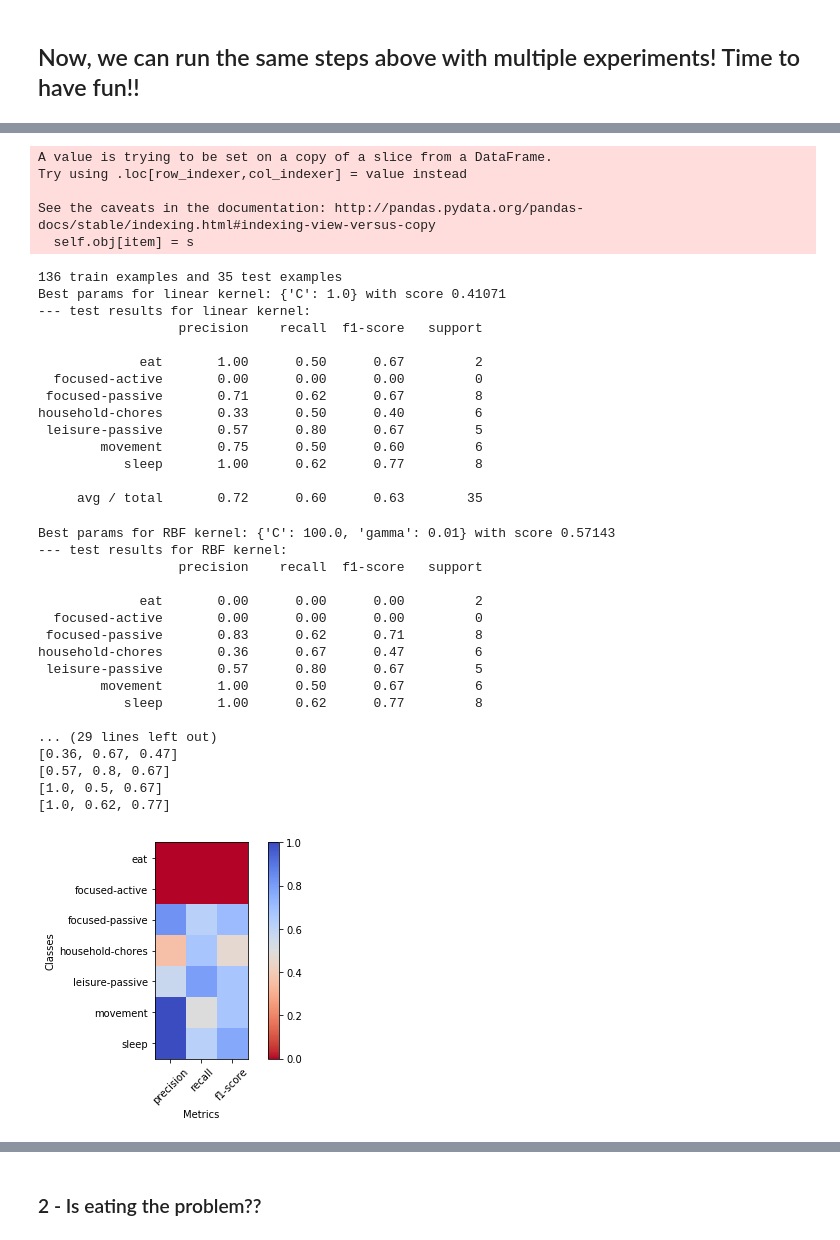
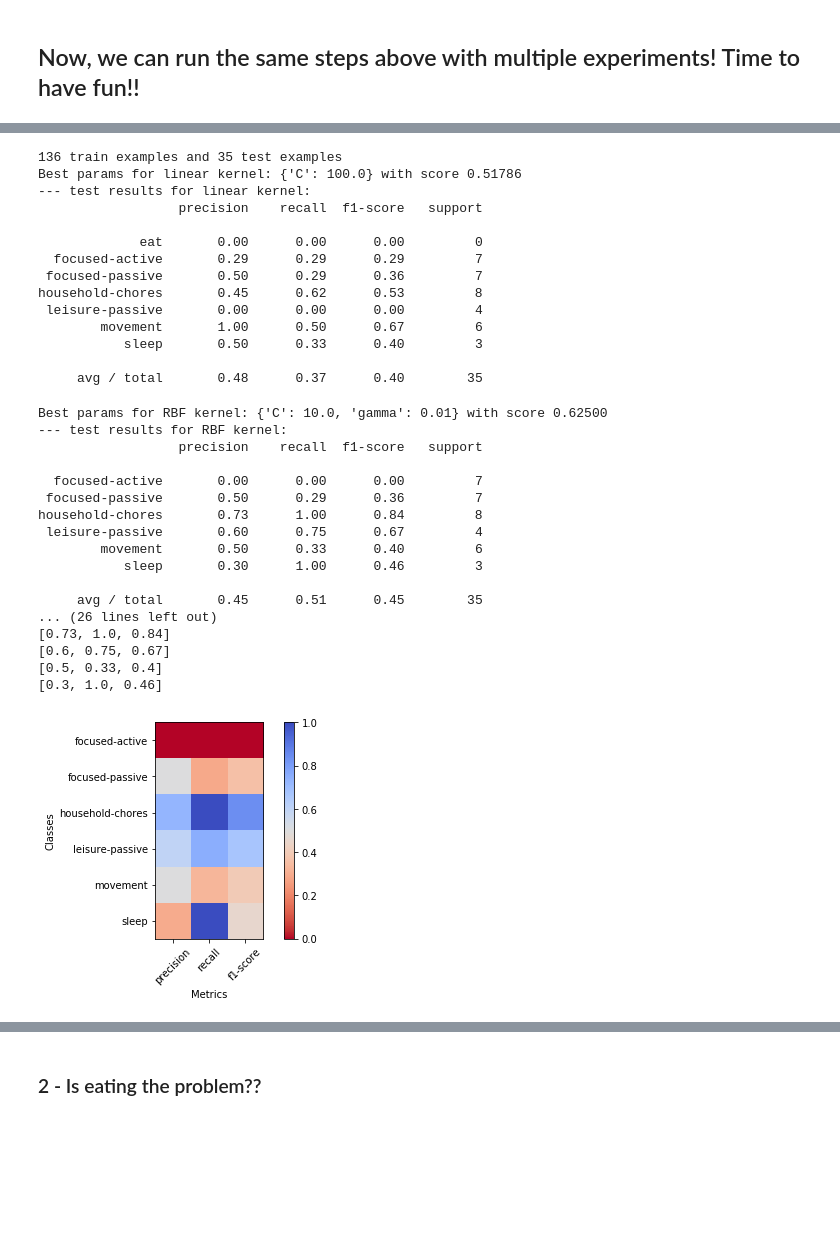
Before and after one commit to jucc/HeRV_analysis, a Jupyter notebook: HeRV_classification.ipynb, the cells around one changed output, grey strips where cells are left out. Cells and saved outputs as stored; diff of their text form; code cells hidden in the pictures; blank space fills up the shorter version.

```diff
--- a/HeRV_classification.ipynb
+++ b/HeRV_classification.ipynb
@@ -72,0 +63,4 @@ df.describe()
+# %%
+feature_list = ['AVGNN', 'SDNN', 'MeanHR', 'MinHR', 'MaxHR', 'RMSSD', 'pNNxx', 'TINN', 'powerVLF', 'powerLF', 'powerHF', 'ratioHFLF']
+df[feature_list] = hp.scaled_features(df, feature_list)
+df.describe()
@@ -169,6 +173,6 @@ household-chores       0.40      0.38      0.39        16
 
 ## Now, we can run the same steps above with multiple experiments! Time to have fun!!
 # %%
-r = hp.runFlow(df)
+r = hp.run_flow(df, feature_list)
 # %% [output]
 408 train examples and 103 test examples
@@ -202,45 +206,40 @@ pr.plot_classification_report(r[1], cmap=plt.cm.coolwarm_r)
 # %%
 u0 = hp.userRows(df, 0)
-r0 = hp.runFlow(u0)
+r0 = hp.run_flow(u0, feature_list)
 print (r0[0])
 print (r0[1])
 pr.plot_classification_report(r0[1], title ='')
 # %% [output]
-A value is trying to be set on a copy of a slice from a DataFrame.
-Try using .loc[row_indexer,col_indexer] = value instead
+136 train examples and 35 test examples
+Best params for linear kernel: {'C': 100.0} with score 0.51786
+--- test results for linear kernel:
+                  precision    recall  f1-score   support
 
-See the caveats in the documentation: http://pandas.pydata.org/pandas-docs/stable/indexing.html#indexing-view-versus-copy
-  self.obj[item] = s
+             eat       0.00      0.00      0.00         0
+  focused-active       0.29      0.29      0.29         7
+ focused-passive       0.50      0.29      0.36         7
+household-chores       0.45      0.62      0.53         8
+ leisure-passive       0.00      0.00      0.00         4
+        movement       1.00      0.50      0.67         6
+           sleep       0.50      0.33      0.40         3
+
+     avg / total       0.48      0.37      0.40        35
-136 train examples and 35 test examples
-Best params for linear kernel: {'C': 1.0} with score 0.41071
---- test results for linear kernel:
+Best params for RBF kernel: {'C': 10.0, 'gamma': 0.01} with score 0.62500
+--- test results for RBF kernel:
                   precision    recall  f1-score   support
 
-             eat       1.00      0.50      0.67         2
-  focused-active       0.00      0.00      0.00         0
- focused-passive       0.71      0.62      0.67         8
-household-chores       0.33      0.50      0.40         6
- leisure-passive       0.57      0.80      0.67         5
-        movement       0.75      0.50      0.60         6
-           sleep       1.00      0.62      0.77         8
+  focused-active       0.00      0.00      0.00         7
+ focused-passive       0.50      0.29      0.36         7
+household-chores       0.73      1.00      0.84         8
+ leisure-passive       0.60      0.75      0.67         4
+        movement       0.50      0.33      0.40         6
+           sleep       0.30      1.00      0.46         3
 
-     avg / total       0.72      0.60      0.63        35
+     avg / total       0.45      0.51      0.45        35
+... (26 lines left out)
+[0.73, 1.0, 0.84]
+[0.6, 0.75, 0.67]
+[0.5, 0.33, 0.4]
+[0.3, 1.0, 0.46]
-Best params for RBF kernel: {'C': 100.0, 'gamma': 0.01} with score 0.57143
---- test results for RBF kernel:
-                  precision    recall  f1-score   support
-
-             eat       0.00      0.00      0.00         2
-  focused-active       0.00      0.00      0.00         0
- focused-passive       0.83      0.62      0.71         8
-household-chores       0.36      0.67      0.47         6
- leisure-passive       0.57      0.80      0.67         5
-        movement       1.00      0.50      0.67         6
-           sleep       1.00      0.62      0.77         8
-
-... (29 lines left out)
-[0.36, 0.67, 0.47]
-[0.57, 0.8, 0.67]
-[1.0, 0.5, 0.67]
-[1.0, 0.62, 0.77]
-[figure, old version]
+[figure, new version]
 # %%
```
Also changed, not shown: parts of 18 cells of this notebook, 3 other files.
